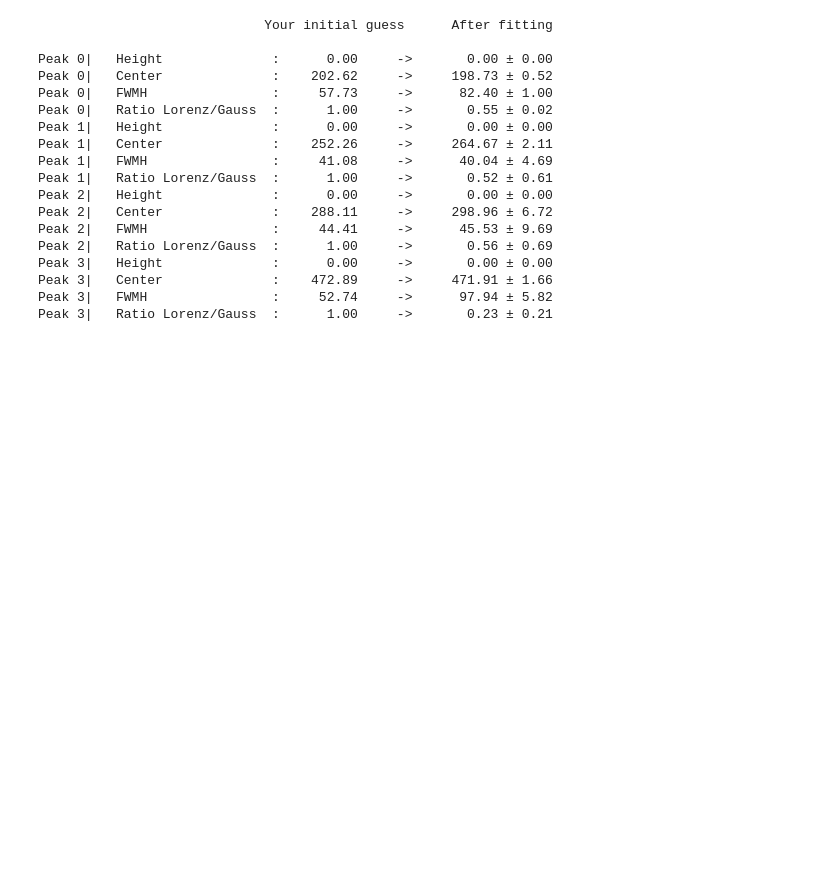
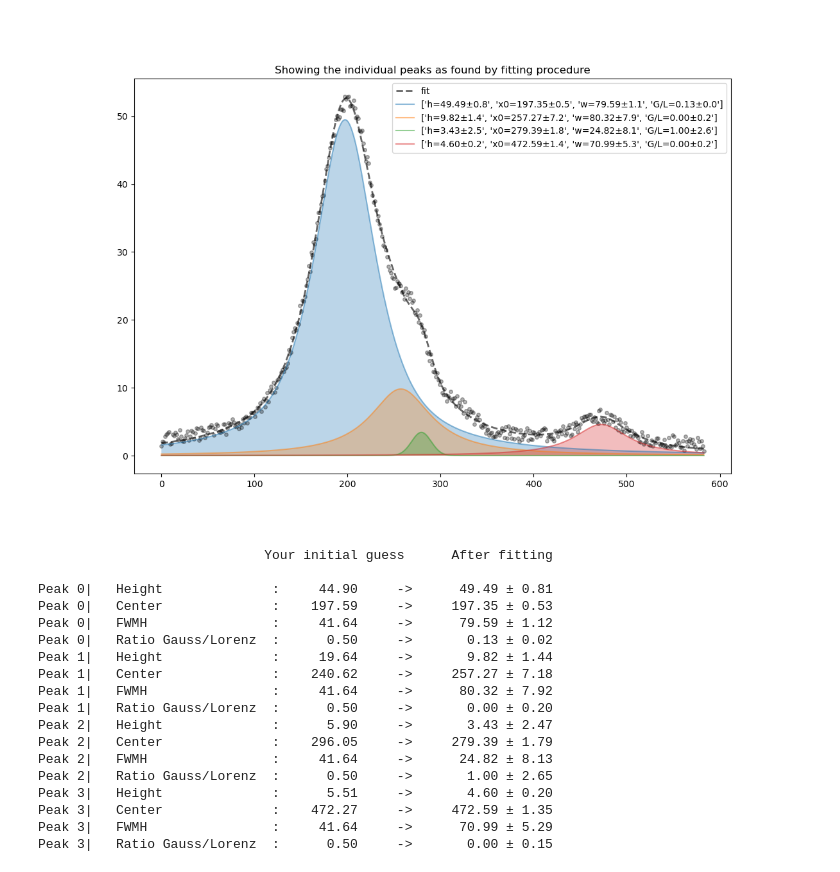
Before and after one commit to svi-lab/SemiManual-fitting, a Jupyter notebook: SMfit.ipynb, the cells around one changed output. Saved outputs shown, nothing was run; the diff lists cells and outputs as text; code cells hidden in the pictures; blank space fills up the shorter version.

```diff
--- a/SMfit.ipynb
+++ b/SMfit.ipynb
@@ -304,0 +136,6 @@ bounds = (lower_bounds, upper_bounds)
+# %%
+bounds = ut.set_bounds(manualfit_components_params,
+                       A=(0.5, 1.4, "multiply"),
+                       x=(-2*x_size, 2*x_size, "add"),
+                       w=(0.5, 16, "multiply"),
+                       gl=(0, 1, "absolute"))
@@ -304,0 +248,6 @@ bounds = (lower_bounds, upper_bounds)
+# %%
+bounds2 = ut.set_bounds(manualfit_components_params,
+                       A=(0.5, 1.4, "multiply"),
+                       x=(-2*x_size, 2*x_size, "add"),
+                       w=(0.5, 16, "multiply"),
+                       gl=(0, 1, "absolute"))
@@ -336,25 +310,26 @@ plt.show(block=False)
 # %%
+figsize=(12,8)# Plotting the individual peaks after fitting
+pfig, pax = plt.subplots(figsize=figsize)
 
-fitting_err = np.sqrt(np.diag(b))
-plt.figure(figsize=(8, 5), dpi=120)
-plt.scatter(x, y, lw=4, c='k', alpha=0.3, edgecolor='none')
-plt.plot(x, fitting_function(x, *fitted_params),
+pax.plot(x, y, linestyle='none', marker='o', ms=4, c='k', alpha=0.3)
+pax.plot(x, y_fitted,
          '--k', lw=2, alpha=0.6, label='fit')
 par_nam = ['h', 'x0', 'w', 'G/L']
-# plt.plot(manualfit, '--y', lw=3, alpha=0.6)
 for i in range(peaks_present):
     fit_res = list(zip(par_nam, fitted_params[i*4:i*4+4],
                        fitting_err[i*4:i*4+4]))
-    label = [f"{P}={v:.1f}\U000000B1{e:.1f}" for P, v, e in fit_res]
-    plt.plot(x, pV(x, *fitted_params[i*4:i*4+4]), alpha=0.5, label=label)
-plt.ylim(bottom=-y_size, top=y_size*38)
-plt.legend(loc='upper right', bbox_to_anchor=(1, 1), fontsize='x-small', fancybox=True, framealpha=0.3)
-plt.title('Showing the individual peaks as found by fitting procedure')
-plt.show(block=False)
-parametar_names = ['Height', 'Center', 'FWMH', 'Ratio Lorenz/Gauss']
+    label = [f"{P}={v:.2f}\U000000B1{e:.1f}" for P, v, e in fit_res]
+    yy_i = ut.pV(x, *fitted_params[i*4:i*4+4])
+    peak_i, = pax.plot(x, yy_i, alpha=0.5, label=label)
+    pax.fill_between(x, yy_i, facecolor=peak_i.get_color(), alpha=0.3)
+pax.legend()
+pax.set_title('Showing the individual peaks as found by fitting procedure')
+
+pfig.show()
+parametar_names = ['Height', 'Center', 'FWMH', 'Ratio Gauss/Lorenz']
 print(f"{'Your initial guess':>47s}{'After fitting':>19s}\n")
 for i in range(len(fitted_params)):
     print(f"Peak {i//4}|   {parametar_names[i%4]:<20s}: "
-          f" {manualfit_components_params[i]:8.2f}     ->    "
+          f" {mfcp[i]:8.2f}     ->    "
           f" {fitted_params[i]:6.2f} \U000000B1 {fitting_err[i]:4.2f}")
 # %% [output]
@@ -363,18 +336,19 @@ for i in range(len(fitted_params)):
+[figure, added]
                              Your initial guess      After fitting
 
-Peak 0|   Height              :      0.00     ->       0.00 ± 0.00
-Peak 0|   Center              :    202.62     ->     198.73 ± 0.52
-Peak 0|   FWMH                :     57.73     ->      82.40 ± 1.00
-Peak 0|   Ratio Lorenz/Gauss  :      1.00     ->       0.55 ± 0.02
-Peak 1|   Height              :      0.00     ->       0.00 ± 0.00
-Peak 1|   Center              :    252.26     ->     264.67 ± 2.11
-Peak 1|   FWMH                :     41.08     ->      40.04 ± 4.69
-Peak 1|   Ratio Lorenz/Gauss  :      1.00     ->       0.52 ± 0.61
-Peak 2|   Height              :      0.00     ->       0.00 ± 0.00
-Peak 2|   Center              :    288.11     ->     298.96 ± 6.72
-Peak 2|   FWMH                :     44.41     ->      45.53 ± 9.69
-Peak 2|   Ratio Lorenz/Gauss  :      1.00     ->       0.56 ± 0.69
-Peak 3|   Height              :      0.00     ->       0.00 ± 0.00
-Peak 3|   Center              :    472.89     ->     471.91 ± 1.66
-Peak 3|   FWMH                :     52.74     ->      97.94 ± 5.82
-Peak 3|   Ratio Lorenz/Gauss  :      1.00     ->       0.23 ± 0.21
+Peak 0|   Height              :     44.90     ->      49.49 ± 0.81
+Peak 0|   Center              :    197.59     ->     197.35 ± 0.53
+Peak 0|   FWMH                :     41.64     ->      79.59 ± 1.12
+Peak 0|   Ratio Gauss/Lorenz  :      0.50     ->       0.13 ± 0.02
+Peak 1|   Height              :     19.64     ->       9.82 ± 1.44
+Peak 1|   Center              :    240.62     ->     257.27 ± 7.18
+Peak 1|   FWMH                :     41.64     ->      80.32 ± 7.92
+Peak 1|   Ratio Gauss/Lorenz  :      0.50     ->       0.00 ± 0.20
+Peak 2|   Height              :      5.90     ->       3.43 ± 2.47
+Peak 2|   Center              :    296.05     ->     279.39 ± 1.79
+Peak 2|   FWMH                :     41.64     ->      24.82 ± 8.13
+Peak 2|   Ratio Gauss/Lorenz  :      0.50     ->       1.00 ± 2.65
+Peak 3|   Height              :      5.51     ->       4.60 ± 0.20
+Peak 3|   Center              :    472.27     ->     472.59 ± 1.35
+Peak 3|   FWMH                :     41.64     ->      70.99 ± 5.29
+Peak 3|   Ratio Gauss/Lorenz  :      0.50     ->       0.00 ± 0.15
```
Also changed, not shown: parts of 21 cells of this notebook, 5 other files.
